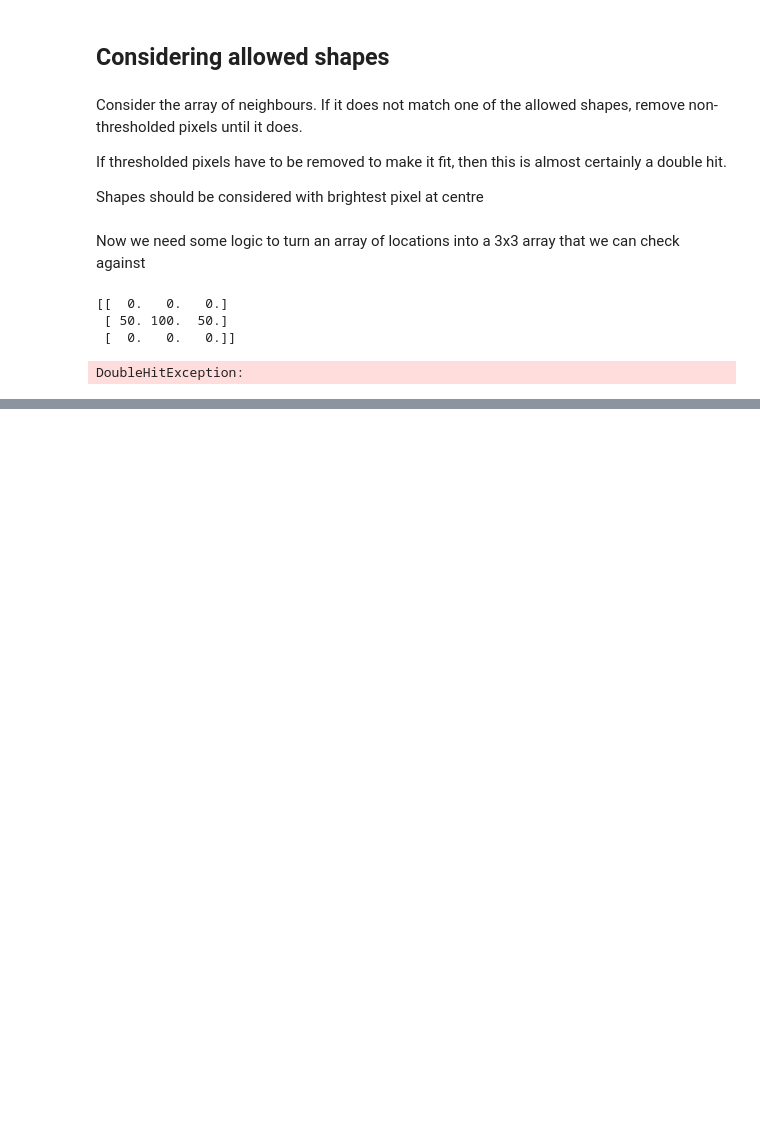
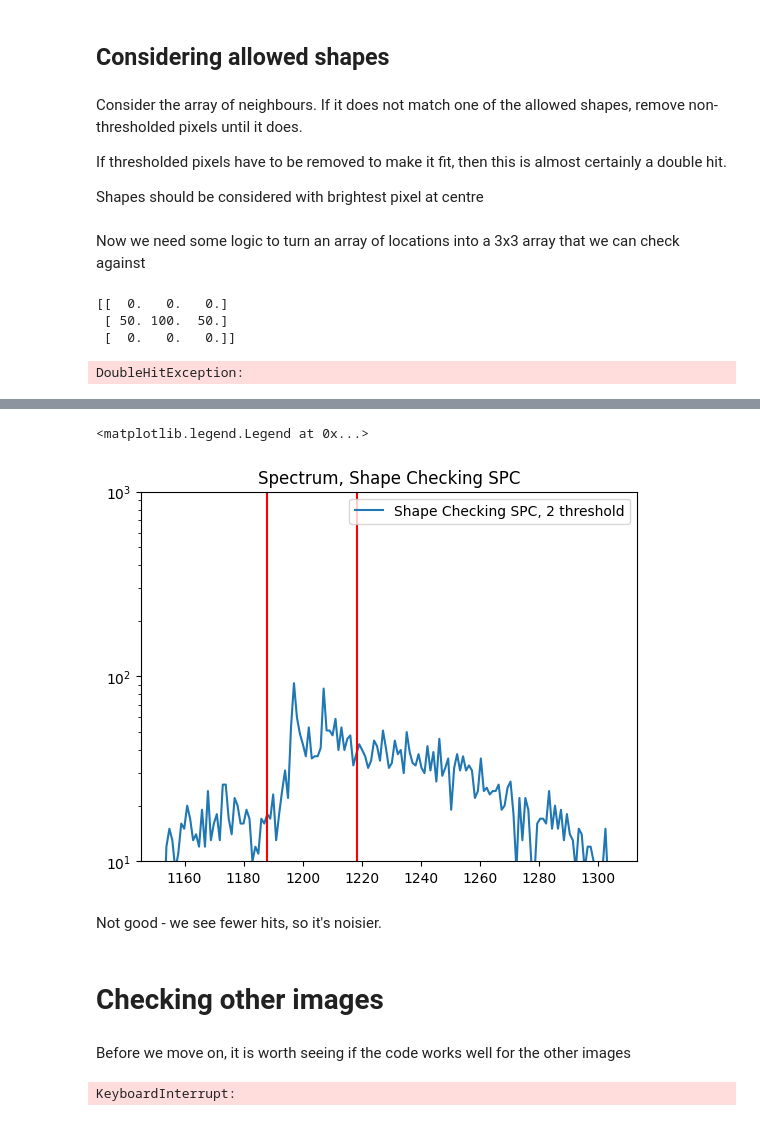
Before and after one commit to JackBarker7/XSPEDS, a Jupyter notebook: Week 5 Progress.ipynb, the cells around one changed output, grey strips where cells are left out. Saved outputs shown, nothing was run; the diff lists cells and outputs as text; code cells hidden in the pictures; blank space fills up the shorter version.

```diff
--- a/Week 5 Progress.ipynb
+++ b/Week 5 Progress.ipynb
@@ -649,0 +731,53 @@ Jobs for tomorrow
+# %%
+from new_spc import ShapeCheckingSPC, DoubleHitException
+
+# we can remove the lowest threshold by setting it to be very large
+scspc = ShapeCheckingSPC(img_raw, 75, 10, 200)
+
+sc_hit_values = scspc.all_hit_values
+sc_hit_locations = scspc.all_hit_locations
+
+sc_energy_map = EnergyMap(scspc.img, 5, 200, 20, 2, 100, (25,25), [1188.0, 1218.5])
+# %%
+sc_energies = sc_energy_map.get_energies(sc_hit_locations)
+
+sc_bin_centers, sc_hist = make_histogram(sc_energies, -1)
+
+plt.plot(sc_bin_centers, sc_hist, label = "Shape Checking SPC, 2 threshold")
+plt.yscale("log")
+plt.ylim(10,1000)
+plt.title("Spectrum, Shape Checking SPC")
+plt.vlines(sc_energy_map.energies, 0, 1000, colors='r')
+plt.legend()
+# %% [output]
+<matplotlib.legend.Legend at 0x...>
+[figure, added]
+# %% [markdown]
+Not good - we see fewer hits, so it's noisier.
+# %% [markdown]
+# Checking other images
+# %% [markdown]
+Before we move on, it is worth seeing if the code works well for the other images
+# %%
+image_nos = [1, 2, 4, 6, 7, 8, 11, 14, 16, 17, 19] # See Week 3
+energies = [1218.5, 1188.0]
+
+images = [np.load(f'data/images/image{no}.npy') for no in image_nos]
+
+from new_spc import ShapeCheckingSPC, DoubleHitException
+
+spcs = [ShapeCheckingSPC(i, 75, 10, 2) for i in images]
+
+hit_values = [spc.all_hit_values for spc in spcs]
+hit_locations = [spc.all_hit_locations for spc in spcs]
+
+energy_maps = [EnergyMap(spc.img, 5, 200, 20, 2, 100, (25,25), energies) for spc in spcs]
+
+energies = [em.get_energies(loc) for em, loc in zip(energy_maps, hit_locations)]
+
+bin_centers, hists = [make_histogram(energy, -1) for energy in energies]
+
+for i in range(len(bin_centers)):
+    plt.plot(bin_centers[i], hists[i], label = f"Image {image_nos[i]}")
+# %% [output]
+KeyboardInterrupt:
```
Also changed, not shown: parts of 22 cells of this notebook, 2 other files.
